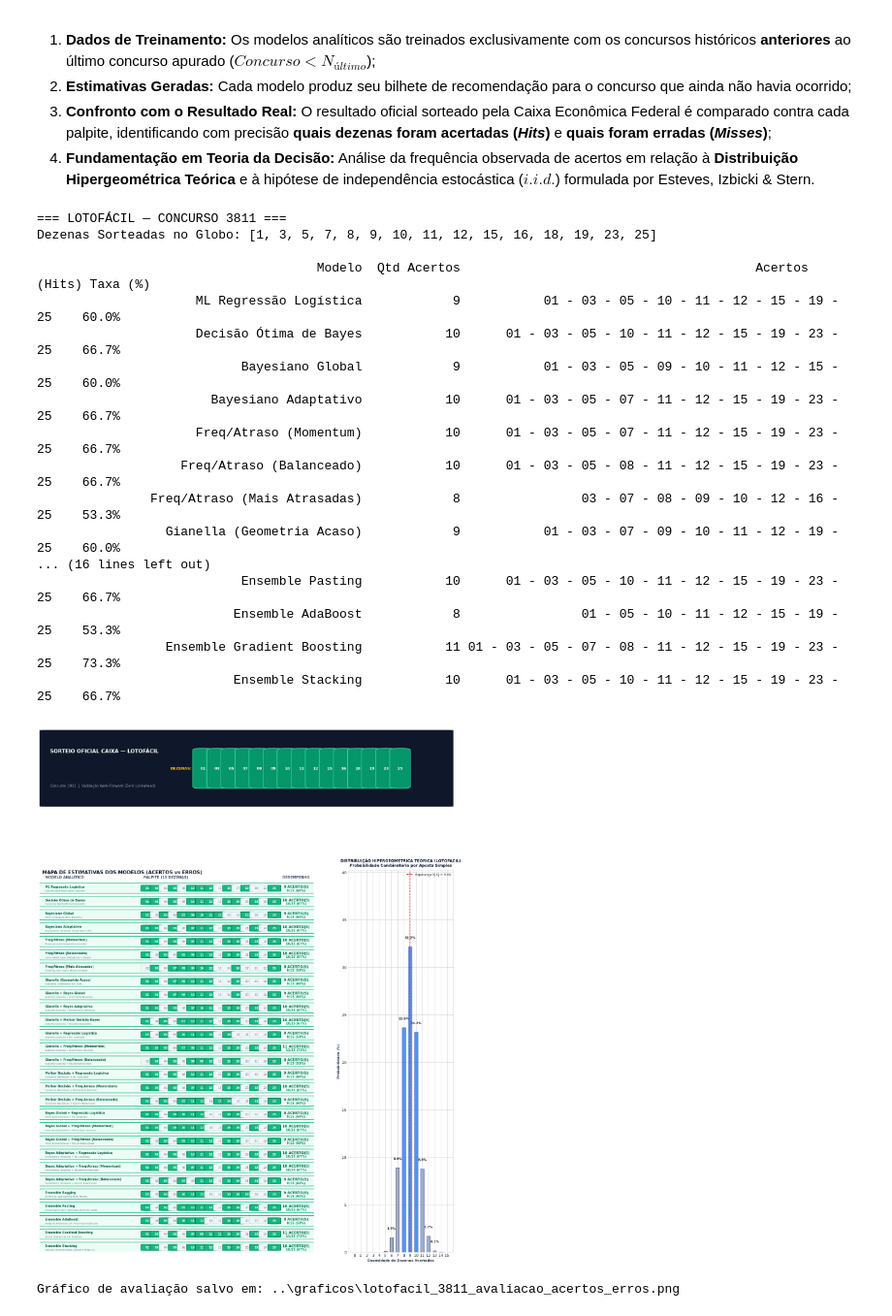
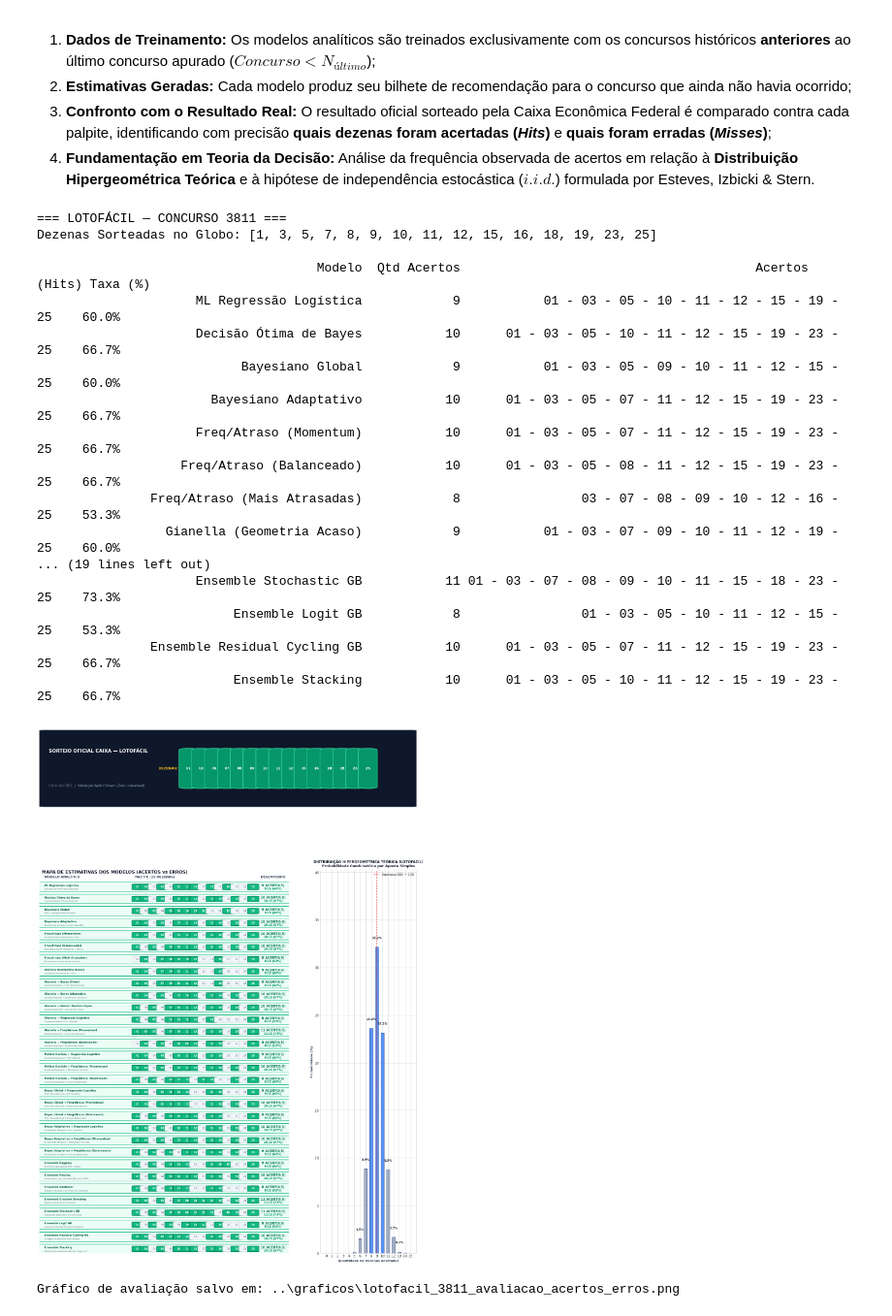
Before and after one commit to vinicius-matos7/teoria-da-decisao-loterias, a Jupyter notebook: notebooks/lotofacil.ipynb, the cells around one changed output. Shown at 97% size. Drawn from its saved outputs; the diff is of its cells as text; code cells hidden in the pictures.

```diff
--- a/notebooks/lotofacil.ipynb
+++ b/notebooks/lotofacil.ipynb
@@ -458,7 +464,7 @@ A célula a seguir consolida a decisão sob incerteza e gera o **painel visual d
 # Visualização Sofisticada: Consenso, Inferência Bayesiana e Gabarito de Gianella
 # ==============================================================================
 
-fig = plt.figure(figsize=(16, 21.0), dpi=90)
+fig = plt.figure(figsize=(16, 23.5), dpi=90)
 gs = fig.add_gridspec(2, 2, height_ratios=[1, 1.25], hspace=0.28, wspace=0.22)
 
 # Extração dos dados consolidados
@@ -631,7 +637,10 @@ method_name_map = {
     'Metodo 21 (Ensemble Pasting - Non-replacement Aggregating)': 'M21: Ensemble Pasting (Sem Reposição)',
     'Metodo 22 (Ensemble AdaBoost - Adaptive Boosting)': 'M22: Ensemble AdaBoost (Adaptativo)',
     'Metodo 23 (Ensemble Gradient Boosting - Residual Boosting)': 'M23: Ensemble Grad. Boosting (Residual)',
-    'Metodo 24 (Ensemble Stacking - Stacked Generalization)': 'M24: Ensemble Stacking (Meta-Learner)',
+    'Metodo 24 (Ensemble Stochastic Gradient Boosting - Subsample)': 'M24: Ensemble Stochastic GB (Subsample)',
+    'Metodo 25 (Ensemble Logit Gradient Boosting - Binomial Deviance)': 'M25: Ensemble Logit GB (Binomial Deviance)',
+    'Metodo 26 (Ensemble Residual Cycling Gradient Boosting - Multi-Model Residual)': 'M26: Ensemble Multi-Model Cycling GB',
+    'Metodo 27 (Ensemble Stacking - Stacked Generalization)': 'M27: Ensemble Stacking (Meta-Learner)',
 }
 
 # Quadro Resumo das Apostas (sem truncar dezenas!)
@@ -646,9 +655,9 @@ for name_m, bet_list in all_preds.items():
     table_data.append([clean_name, f_bet])
 
 tab = ax_d.table(cellText=table_data, colLabels=["Método Analítico", f"Palpite {next_concurso}"],
-                 cellLoc='left', loc='lower center', colWidths=[0.42, 0.58], bbox=[0.02, 0.01, 0.96, 0.72])
+                 cellLoc='left', loc='lower center', colWidths=[0.42, 0.58], bbox=[0.02, 0.01, 0.96, 0.74])
 tab.auto_set_font_size(False)
-tab.set_fontsize(4.8 if len(bet_consenso) > 10 else 5.4)
+tab.set_fontsize(4.4 if len(bet_consenso) > 10 else 5.0)
 
 for (r_idx, c_idx), cell in tab.get_celld().items():
     if r_idx == 0:
@@ -748,6 +757,13 @@ m_bagging_eval = LotteryBaggingModel(n_estimators=10, random_state=42).fit(train
 m_pasting_eval = LotteryPastingModel(n_estimators=10, max_samples=0.8, random_state=42).fit(train_matrix, cfg=cfg)
 m_adaboost_eval = LotteryAdaBoostModel(n_estimators=10, learning_rate=1.0, random_state=42).fit(train_matrix, cfg=cfg)
 m_gradboost_eval = LotteryGradientBoostingModel(n_estimators=10, learning_rate=0.5, random_state=42).fit(train_matrix, cfg=cfg)
+m_stoch_gb_eval = LotteryStochasticGradientBoostingModel(n_estimators=10, learning_rate=0.5, subsample=0.7, random_state=42).fit(train_matrix, cfg=cfg)
+m_logit_gb_eval = LotteryLogitGradientBoostingModel(n_estimators=10, learning_rate=0.3, random_state=42).fit(train_matrix, cfg=cfg)
+m_cycle_gb_eval = LotteryResidualCyclingGradientBoostingModel(n_estimators=8, learning_rate=0.4, random_state=42).fit(train_matrix, cfg=cfg)
+m_stacking_eval = LotteryStackingModel(holdout_ratio=0.25, random_state=42).fit(train_matrix, cfg=cfg)
+m_pasting_eval = LotteryPastingModel(n_estimators=10, max_samples=0.8, random_state=42).fit(train_matrix, cfg=cfg)
+m_adaboost_eval = LotteryAdaBoostModel(n_estimators=10, learning_rate=1.0, random_state=42).fit(train_matrix, cfg=cfg)
+m_gradboost_eval = LotteryGradientBoostingModel(n_estimators=10, learning_rate=0.5, random_state=42).fit(train_matrix, cfg=cfg)
 m_stacking_eval = LotteryStackingModel(holdout_ratio=0.25, random_state=42).fit(train_matrix, cfg=cfg)
 m_adaboost_eval = LotteryAdaBoostModel(n_estimators=10, learning_rate=1.0, random_state=42).fit(train_matrix, cfg=cfg)
 m_gradboost_eval = LotteryGradientBoostingModel(n_estimators=10, learning_rate=0.5, random_state=42).fit(train_matrix, cfg=cfg)
@@ -780,6 +796,9 @@ eval_models = [
     ('Ensemble Pasting', 'Amostragem sem reposição (Breiman 1999)', sorted(m_pasting_eval.predict_top_k(k_balls))),
     ('Ensemble AdaBoost', 'Adaptive Boosting com Pesos nas Instâncias', sorted(m_adaboost_eval.predict_top_k(k_balls))),
     ('Ensemble Gradient Boosting', 'Ajuste Sequencial em Resíduos', sorted(m_gradboost_eval.predict_top_k(k_balls))),
+    ('Ensemble Stochastic GB', 'Subsample estocástico de concursos', sorted(m_stoch_gb_eval.predict_top_k(k_balls))),
+    ('Ensemble Logit GB', 'Log-Loss / Binomial Deviance sigmoide', sorted(m_logit_gb_eval.predict_top_k(k_balls))),
+    ('Ensemble Residual Cycling GB', 'Ciclagem de resíduos multi-modelo', sorted(m_cycle_gb_eval.predict_top_k(k_balls))),
     ('Ensemble Stacking', 'Stacked Generalization (Blender Ridge L2)', sorted(m_stacking_eval.predict_top_k(k_balls))),
 ]
 
@@ -812,7 +831,7 @@ print(df_comparativo[['Modelo', 'Qtd Acertos', 'Acertos (Hits)', 'Taxa (%)']].to
 
 # 4. Geração do Painel Gráfico Didático (Layout Adaptativo e Perfeitamente Proporcional)
 if k_balls <= 6:
-    fig_w, fig_h = 17.0, 24.0
+    fig_w, fig_h = 17.0, 26.5
     w_ratios = [1.5, 1.0]
     bx_start = 0.440
     badge_w = 0.046
@@ -822,16 +841,16 @@ if k_balls <= 6:
     pill_w = 0.048
     pill_step = 0.058
     pill_font = 11.5
-    badge_font = 7.8
-    name_font = 7.8
-    sub_font = 6.2
+    badge_font = 7.4
+    name_font = 7.5
+    sub_font = 5.8
     head_title = f"SORTEIO OFICIAL CAIXA — {game_name.upper()} CONCURSO {latest_concurso}"
     head_sub = "Validação Walk-Forward Estrita (Treinamento sem Viés de Antecipação)"
     sorteio_lbl = "SORTEIO:"
     max_k_eval = min(k_balls, 5)
 else:
     # Lotofácil (15 dezenas com espaço amplo sem sobreposição de texto e badges)
-    fig_w, fig_h = 19.5, 25.0
+    fig_w, fig_h = 19.5, 27.5
     w_ratios = [2.6, 1.0]
     bx_start = 0.380
     badge_w = 0.027
@@ -841,9 +860,9 @@ else:
     pill_w = 0.030
     pill_step = 0.034
     pill_font = 10.0
-    badge_font = 7.6
-    name_font = 7.8
-    sub_font = 6.2
+    badge_font = 7.3
+    name_font = 7.5
+    sub_font = 5.8
     head_title = f"SORTEIO OFICIAL CAIXA — {game_name.upper()}"
     head_sub = f"Concurso {latest_concurso}  |  Validação Walk-Forward (Zero Lookahead)"
     sorteio_lbl = "DEZENAS:"
@@ -966,38 +985,38 @@ ax_bar.set_ylabel("Probabilidade (%)", fontsize=9.0, fontweight='bold', color='#
 ax_bar.set_xticks(k_range)
 ax_bar.set_ylim(0, max(p_teoricas) * 1.25)
 
 exp_val = (k_balls * k_balls) / n_total
 ax_bar.axvline(exp_val, color='#DC2626', linestyle='--', linewidth=1.5, label=f'Esperança E[X] = {exp_val:.2f}')
 ax_bar.legend(loc='upper right', fontsize=8.2)
 
 # Salvar e exibir
 graficos_dir = os.path.join('..', 'graficos') if os.path.exists(os.path.join('..', 'graficos')) else 'graficos'
 os.makedirs(graficos_dir, exist_ok=True)
 eval_fig_path = os.path.join(graficos_dir, f"{game_prefix}_{latest_concurso}_avaliacao_acertos_erros.png")
 fig.savefig(eval_fig_path, dpi=120, bbox_inches='tight')
 eval_fig_generic = os.path.join(graficos_dir, f"{game_prefix}_avaliacao_acertos_erros.png")
 fig.savefig(eval_fig_generic, dpi=120, bbox_inches='tight')
 plt.show()
 print(f"Gráfico de avaliação salvo em: {eval_fig_path}")
 # %% [output]
 === LOTOFÁCIL — CONCURSO 3811 ===
 Dezenas Sorteadas no Globo: [1, 3, 5, 7, 8, 9, 10, 11, 12, 15, 16, 18, 19, 23, 25]
 
                                      Modelo  Qtd Acertos                                       Acertos (Hits) Taxa (%)
                      ML Regressão Logística            9           01 - 03 - 05 - 10 - 11 - 12 - 15 - 19 - 25    60.0%
                      Decisão Ótima de Bayes           10      01 - 03 - 05 - 10 - 11 - 12 - 15 - 19 - 23 - 25    66.7%
                            Bayesiano Global            9           01 - 03 - 05 - 09 - 10 - 11 - 12 - 15 - 25    60.0%
                        Bayesiano Adaptativo           10      01 - 03 - 05 - 07 - 11 - 12 - 15 - 19 - 23 - 25    66.7%
                      Freq/Atraso (Momentum)           10      01 - 03 - 05 - 07 - 11 - 12 - 15 - 19 - 23 - 25    66.7%
                    Freq/Atraso (Balanceado)           10      01 - 03 - 05 - 08 - 11 - 12 - 15 - 19 - 23 - 25    66.7%
                Freq/Atraso (Mais Atrasadas)            8                03 - 07 - 08 - 09 - 10 - 12 - 16 - 25    53.3%
                  Gianella (Geometria Acaso)            9           01 - 03 - 07 - 09 - 10 - 11 - 12 - 19 - 25    60.0%
-... (16 lines left out)
-                           Ensemble Pasting           10      01 - 03 - 05 - 10 - 11 - 12 - 15 - 19 - 23 - 25    66.7%
-                          Ensemble AdaBoost            8                01 - 05 - 10 - 11 - 12 - 15 - 19 - 25    53.3%
-                 Ensemble Gradient Boosting           11 01 - 03 - 05 - 07 - 08 - 11 - 12 - 15 - 19 - 23 - 25    73.3%
+... (19 lines left out)
+                     Ensemble Stochastic GB           11 01 - 03 - 07 - 08 - 09 - 10 - 11 - 15 - 18 - 23 - 25    73.3%
+                          Ensemble Logit GB            8                01 - 03 - 05 - 10 - 11 - 12 - 15 - 25    53.3%
+               Ensemble Residual Cycling GB           10      01 - 03 - 05 - 07 - 11 - 12 - 15 - 19 - 23 - 25    66.7%
                           Ensemble Stacking           10      01 - 03 - 05 - 10 - 11 - 12 - 15 - 19 - 23 - 25    66.7%
-[figure, old version]
+[figure, new version]
 Gráfico de avaliação salvo em: ..\graficos\lotofacil_3811_avaliacao_acertos_erros.png
 # %% [markdown]
 ### 📈 Avaliação Empírica: Estimativas vs Resultado Oficial (Lotofácil)
```
Also changed, not shown: parts of 3 cells of this notebook, 18 other files.
